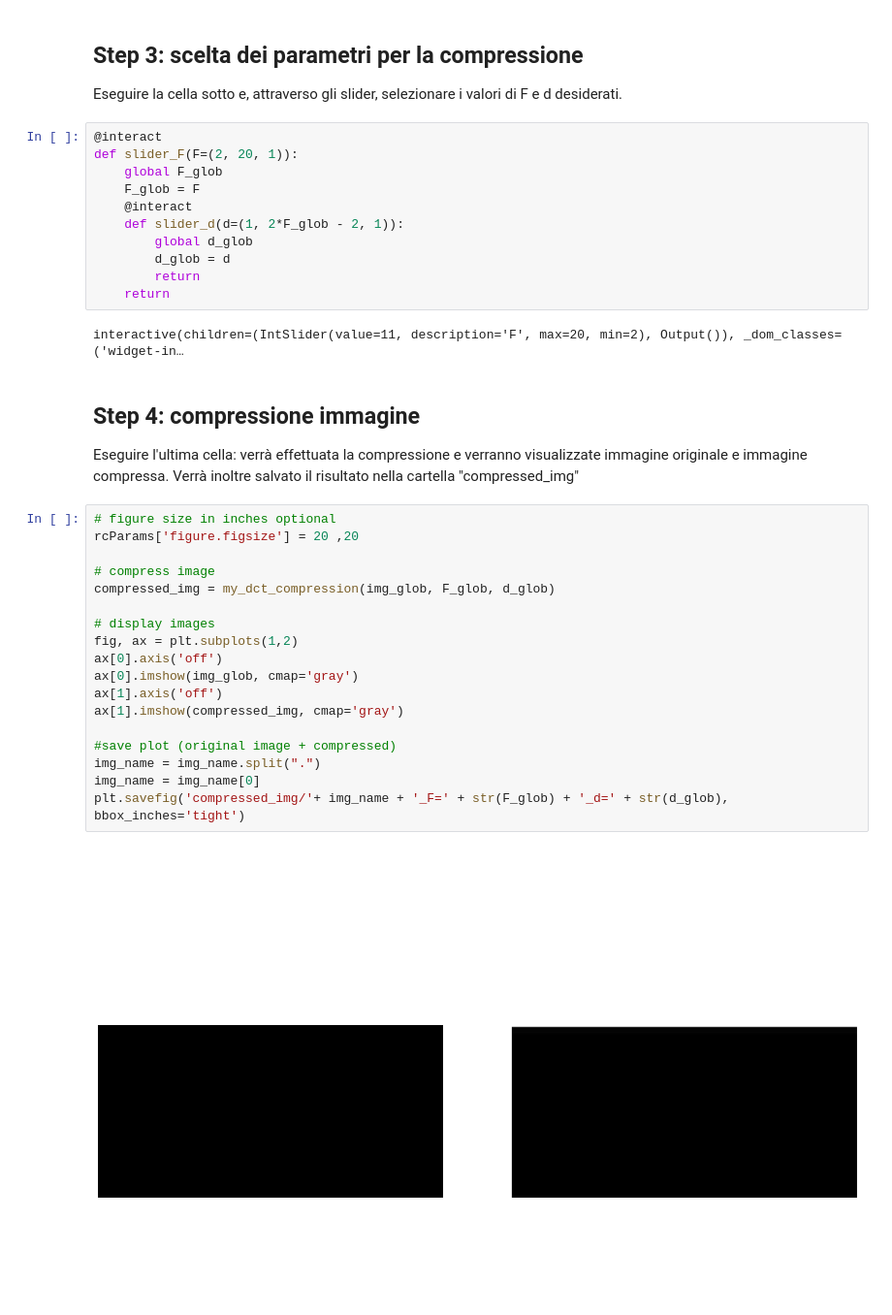
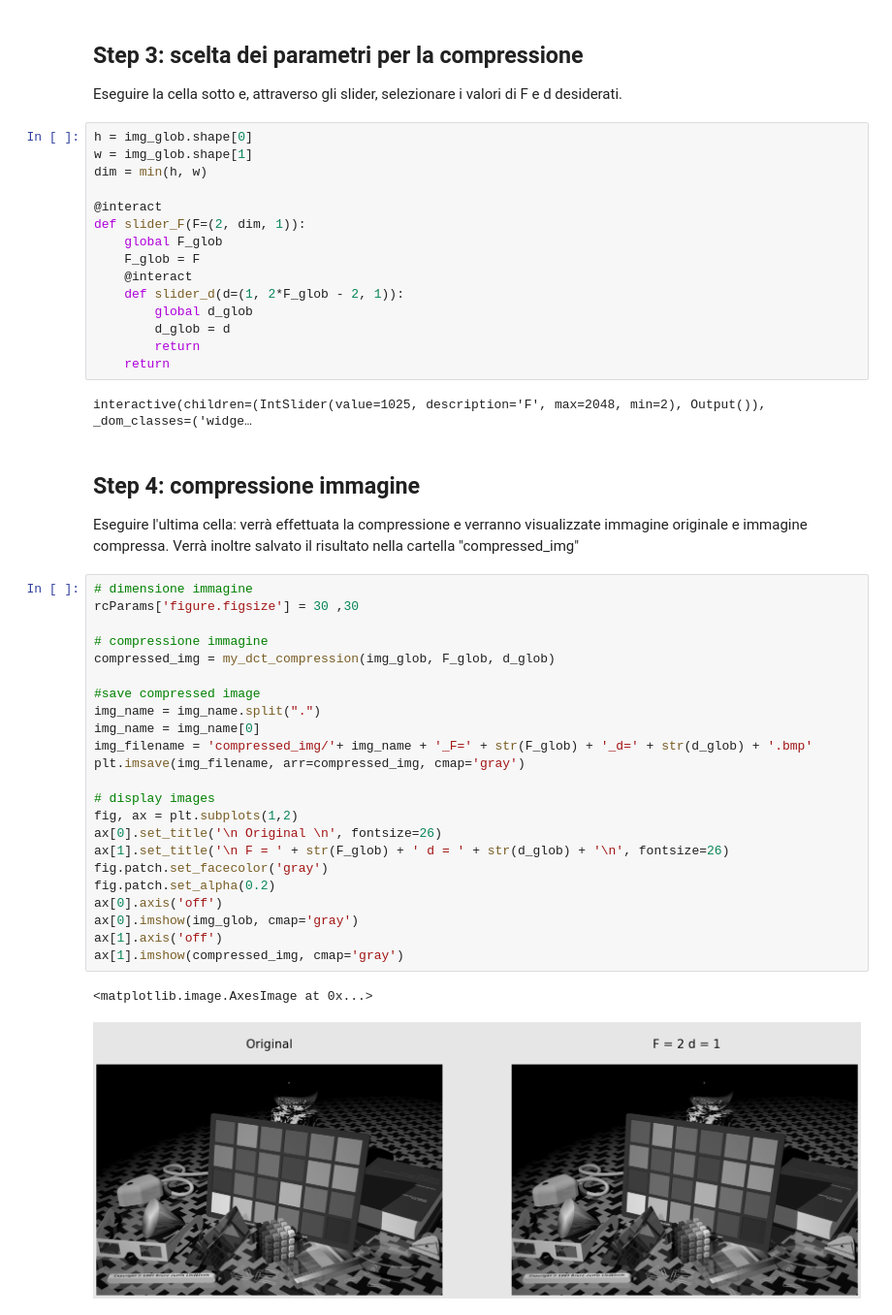
Before and after one commit to fdila/DCT-comparison-and-JPEG, a Jupyter notebook: JPEG-compression.ipynb, the cells around one changed output. Shown at 97% size. Drawn from its saved outputs; the diff is of its cells as text; blank space fills up the shorter version.

```diff
--- a/JPEG-compression.ipynb
+++ b/JPEG-compression.ipynb
@@ -96,8 +95,12 @@ interactive(children=(Dropdown(description='file', options=('jump2.bmp', 'jump1.
 
 Eseguire la cella sotto e, attraverso gli slider, selezionare i valori di F e d desiderati.
 # %%
+h = img_glob.shape[0]
+w = img_glob.shape[1]
+dim = min(h, w)
+
 @interact
-def slider_F(F=(2, 20, 1)):
+def slider_F(F=(2, dim, 1)):
     global F_glob
     F_glob = F
     @interact
@@ -107,29 +110,35 @@ def slider_F(F=(2, 20, 1)):
         return
     return
 # %% [output]
-interactive(children=(IntSlider(value=11, description='F', max=20, min=2), Output()), _dom_classes=('widget-in…
+interactive(children=(IntSlider(value=1025, description='F', max=2048, min=2), Output()), _dom_classes=('widge…
 # %% [markdown]
 ## Step 4: compressione immagine
 
 Eseguire l'ultima cella: verrà effettuata la compressione e verranno visualizzate immagine originale e immagine compressa.
 Verrà inoltre salvato il risultato nella cartella "compressed_img"
-# %%
-# figure size in inches optional
-rcParams['figure.figsize'] = 20 ,20
-
-# compress image
-compressed_img = my_dct_compression(img_glob, F_glob, d_glob)
-
-# display images
-fig, ax = plt.subplots(1,2)
-ax[0].axis('off')
-ax[0].imshow(img_glob, cmap='gray')
-ax[1].axis('off')
-ax[1].imshow(compressed_img, cmap='gray')
-
-#save plot (original image + compressed)
-img_name = img_name.split(".")
-img_name = img_name[0]
-plt.savefig('compressed_img/'+ img_name + '_F=' + str(F_glob) + '_d=' + str(d_glob), bbox_inches='tight')
-# %% [output]
-[figure, removed]
+# %%
+# dimensione immagine
+rcParams['figure.figsize'] = 30 ,30
+
+# compressione immagine
+compressed_img = my_dct_compression(img_glob, F_glob, d_glob)
+
+#save compressed image
+img_name = img_name.split(".")
+img_name = img_name[0]
+img_filename = 'compressed_img/'+ img_name + '_F=' + str(F_glob) + '_d=' + str(d_glob) + '.bmp'
+plt.imsave(img_filename, arr=compressed_img, cmap='gray')
+
+# display images
+fig, ax = plt.subplots(1,2)
+ax[0].set_title('\n Original \n', fontsize=26)
+ax[1].set_title('\n F = ' + str(F_glob) + ' d = ' + str(d_glob) + '\n', fontsize=26)
+fig.patch.set_facecolor('gray')
+fig.patch.set_alpha(0.2)
+ax[0].axis('off')
+ax[0].imshow(img_glob, cmap='gray')
+ax[1].axis('off')
+ax[1].imshow(compressed_img, cmap='gray')
+# %% [output]
+<matplotlib.image.AxesImage at 0x...>
+[figure, added]
```
Also changed, not shown: parts of 2 cells of this notebook, 1 other file.
